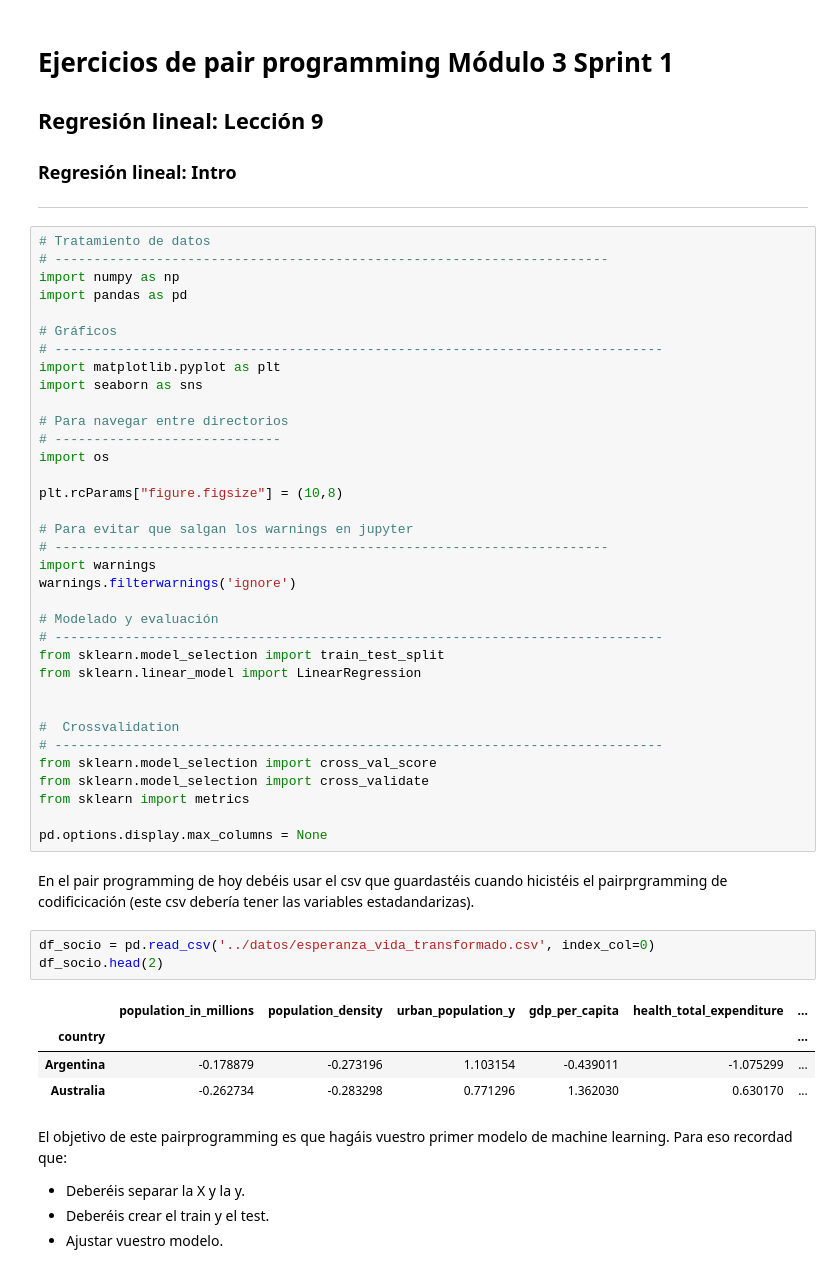
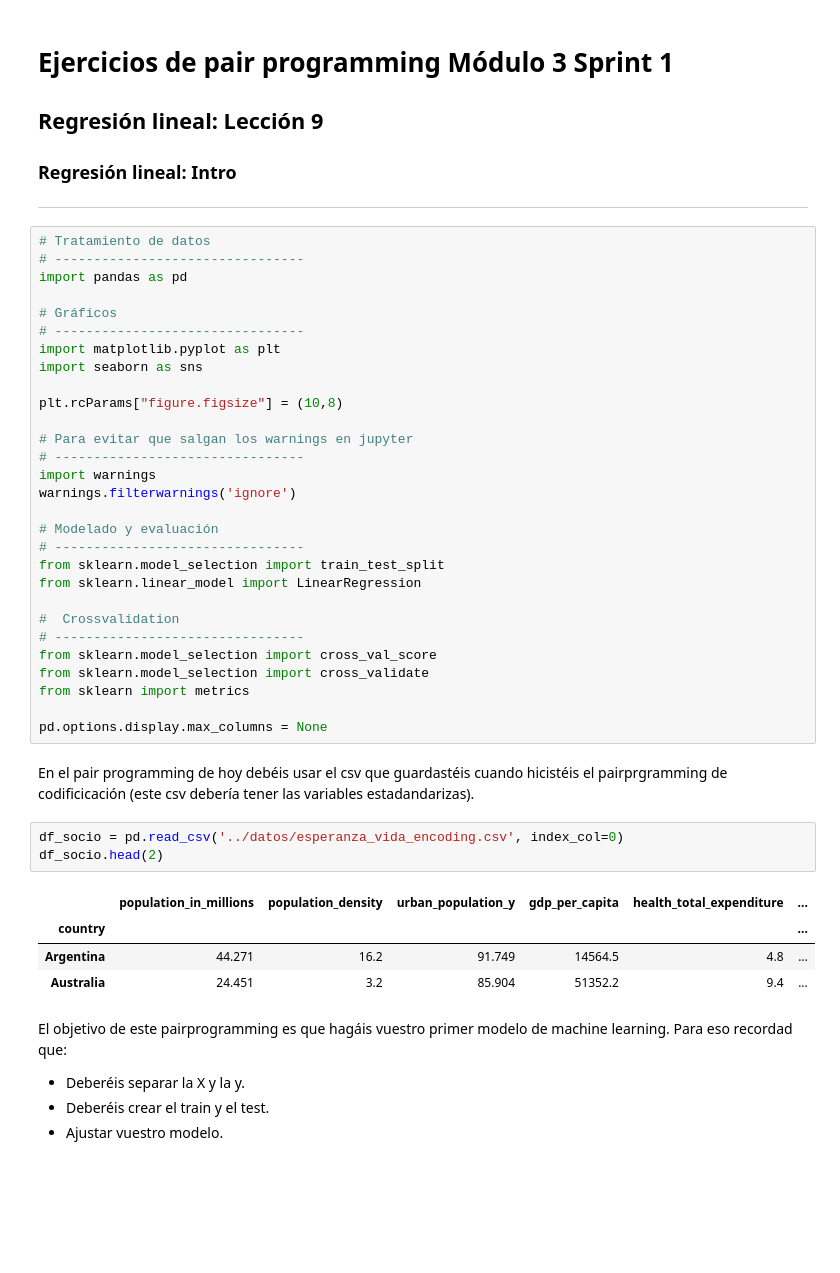
Before and after one commit to Adalab/promo-d-da-modulo3-sprint1-elisa-lidya, a Jupyter notebook: regresion-lineal/9-pair-regresion-lineal-introduccion.ipynb, the cells around one changed output. Saved outputs shown, nothing was run; the diff lists cells and outputs as text; blank space fills up the shorter version.

```diff
--- a/regresion-lineal/9-pair-regresion-lineal-introduccion.ipynb
+++ b/regresion-lineal/9-pair-regresion-lineal-introduccion.ipynb
@@ -6,34 +6,28 @@
 ---
 # %%
 # Tratamiento de datos
-# -----------------------------------------------------------------------
-import numpy as np
+# --------------------------------
 import pandas as pd
 
 # Gráficos
-# ------------------------------------------------------------------------------
+# --------------------------------
 import matplotlib.pyplot as plt
 import seaborn as sns
-
-# Para navegar entre directorios
-# -----------------------------
-import os
 
 plt.rcParams["figure.figsize"] = (10,8)
 
 # Para evitar que salgan los warnings en jupyter
-# -----------------------------------------------------------------------
+# --------------------------------
 import warnings
 warnings.filterwarnings('ignore')
 
 # Modelado y evaluación
-# ------------------------------------------------------------------------------
+# --------------------------------
 from sklearn.model_selection import train_test_split
 from sklearn.linear_model import LinearRegression
 
-
 #  Crossvalidation
-# ------------------------------------------------------------------------------
+# --------------------------------
 from sklearn.model_selection import cross_val_score
 from sklearn.model_selection import cross_validate
 from sklearn import metrics
@@ -42,13 +36,13 @@ pd.options.display.max_columns = None
 # %% [markdown]
 En el pair programming de hoy debéis usar el csv que guardastéis cuando hicistéis el pairprgramming de codificicación (este csv debería tener las variables estadandarizas).
 # %%
-df_socio = pd.read_csv('../datos/esperanza_vida_transformado.csv', index_col=0)
+df_socio = pd.read_csv('../datos/esperanza_vida_encoding.csv', index_col=0)
 df_socio.head(2)
 # %% [output]
 |  | population_in_millions | population_density | urban_population_y | gdp_per_capita | health_total_expenditure | ... |
 | country |  |  |  |  |  | ... |
-| Argentina | -0.178879 | -0.273196 | 1.103154 | -0.439011 | -1.075299 | ... |
-| Australia | -0.262734 | -0.283298 | 0.771296 | 1.362030 | 0.630170 | ... |
+| Argentina | 44.271 | 16.2 | 91.749 | 14564.5 | 4.8 | ... |
+| Australia | 24.451 | 3.2 | 85.904 | 51352.2 | 9.4 | ... |
 # %% [markdown]
 El objetivo de este pairprogramming es que hagáis vuestro primer modelo de machine learning. Para eso recordad que:
 
```
Also changed, not shown: parts of 6 cells of this notebook, 24 other files.
